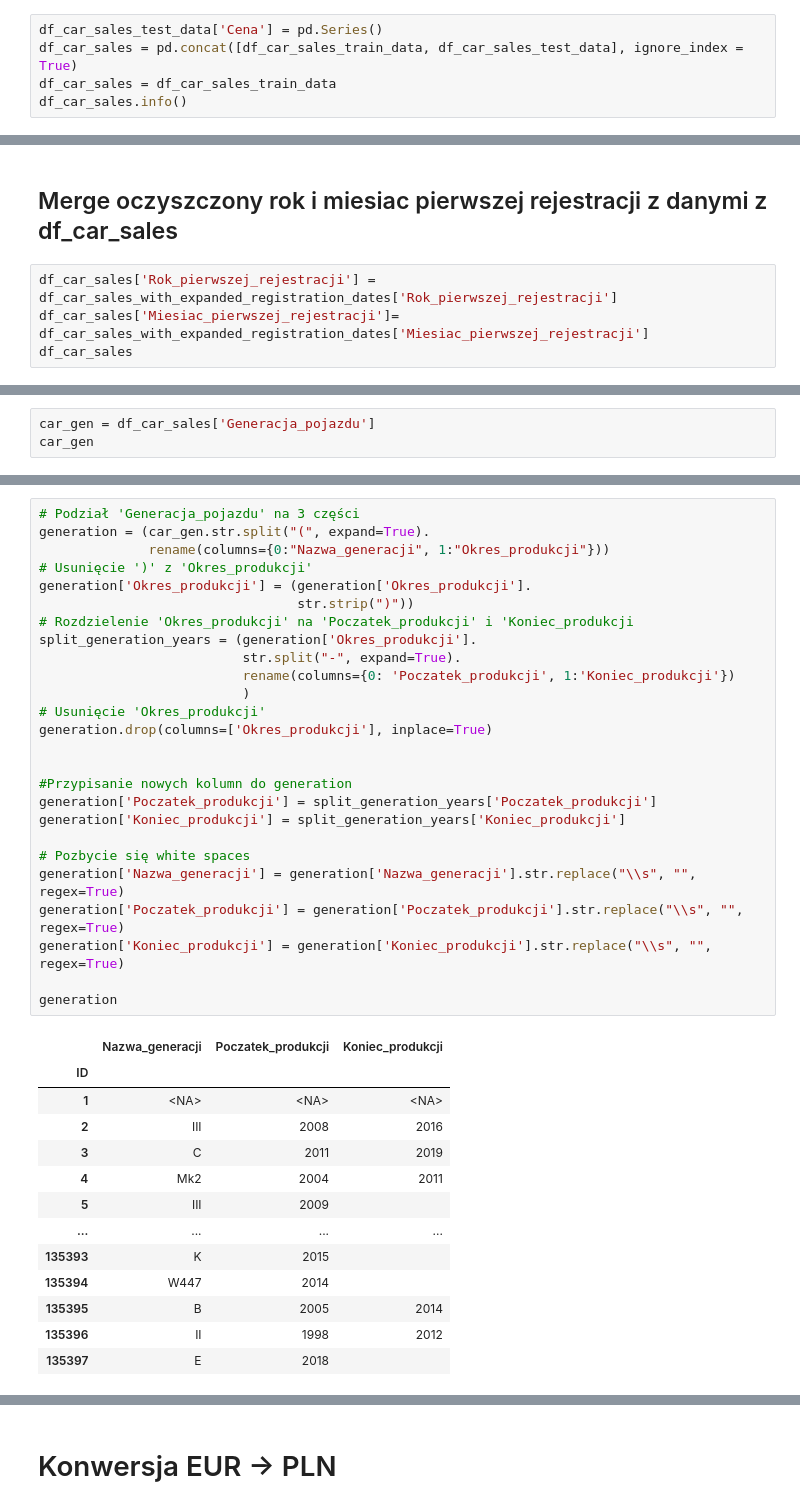
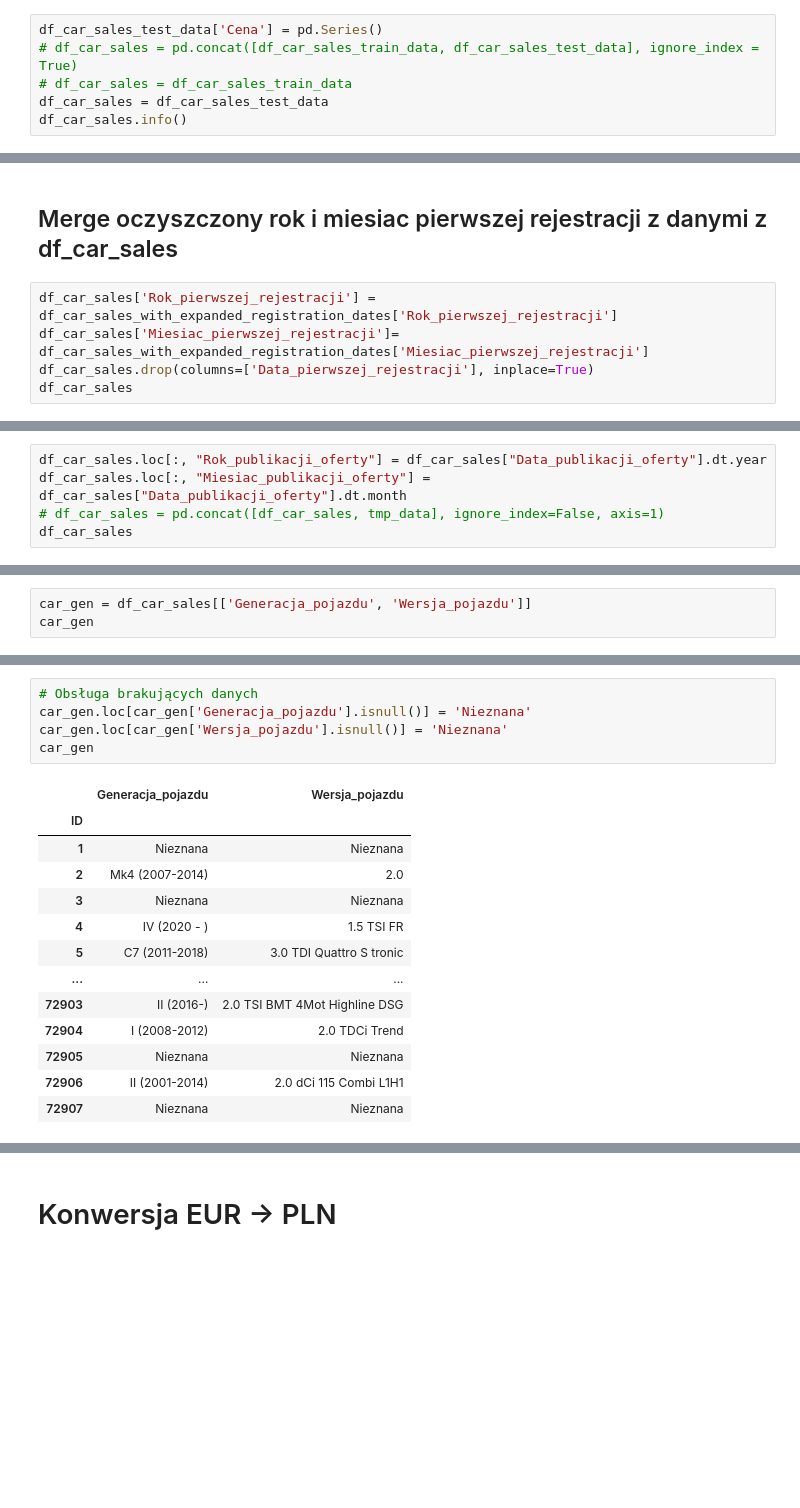
Before and after one commit to s28492/Predicting-and-Analyzing-Car-Prices-Using-Data-Science, a Jupyter notebook: DataCleaning.ipynb, the cells around one changed output, grey strips where cells are left out. Saved outputs shown, nothing was run; the diff lists cells and outputs as text; blank space fills up the shorter version.

```diff
--- a/DataCleaning.ipynb
+++ b/DataCleaning.ipynb
@@ -118,8 +122,9 @@ memory usage: 9.5+ MB
 Łączenie danych testowych i treningowych tylko na czas czyszczenia stringów i formatowań!!!
 # %%
 df_car_sales_test_data['Cena'] = pd.Series()
-df_car_sales = pd.concat([df_car_sales_train_data, df_car_sales_test_data], ignore_index = True)
-df_car_sales = df_car_sales_train_data
+# df_car_sales = pd.concat([df_car_sales_train_data, df_car_sales_test_data], ignore_index = True)
+# df_car_sales = df_car_sales_train_data
+df_car_sales = df_car_sales_test_data
 df_car_sales.info()
 # %% [output]
 <class 'pandas.core.frame.DataFrame'>
@@ -405,5 +410,6 @@ test_data.loc[(test_data['Rok_pierwszej_rejestracji'].notnull() & test_data['Rok
 # %%
 df_car_sales['Rok_pierwszej_rejestracji'] = df_car_sales_with_expanded_registration_dates['Rok_pierwszej_rejestracji']
 df_car_sales['Miesiac_pierwszej_rejestracji']= df_car_sales_with_expanded_registration_dates['Miesiac_pierwszej_rejestracji']
+df_car_sales.drop(columns=['Data_pierwszej_rejestracji'], inplace=True)
 df_car_sales
 # %% [output]
@@ -423,0 +430,5 @@ df_car_sales
+# %%
+df_car_sales.loc[:, "Rok_publikacji_oferty"] = df_car_sales["Data_publikacji_oferty"].dt.year
+df_car_sales.loc[:, "Miesiac_publikacji_oferty"] = df_car_sales["Data_publikacji_oferty"].dt.month
+# df_car_sales = pd.concat([df_car_sales, tmp_data], ignore_index=False, axis=1)
+df_car_sales
@@ -426,4 +452,4 @@ df_car_sales
 # %%
-car_gen = df_car_sales['Generacja_pojazdu']
+car_gen = df_car_sales[['Generacja_pojazdu', 'Wersja_pojazdu']]
 car_gen
 # %% [output]
@@ -443,40 +470,19 @@ Name: Generacja_pojazdu, Length: 135397, dtype: string
 # %%
-# Podział 'Generacja_pojazdu' na 3 części
-generation = (car_gen.str.split("(", expand=True).
-              rename(columns={0:"Nazwa_generacji", 1:"Okres_produkcji"}))
-# Usunięcie ')' z 'Okres_produkcji'
-generation['Okres_produkcji'] = (generation['Okres_produkcji'].
-                                 str.strip(")"))
-# Rozdzielenie 'Okres_produkcji' na 'Poczatek_produkcji' i 'Koniec_produkcji
-split_generation_years = (generation['Okres_produkcji'].
-                          str.split("-", expand=True).
-                          rename(columns={0: 'Poczatek_produkcji', 1:'Koniec_produkcji'})
-                          )
-# Usunięcie 'Okres_produkcji'
-generation.drop(columns=['Okres_produkcji'], inplace=True)
-
-
-#Przypisanie nowych kolumn do generation
-generation['Poczatek_produkcji'] = split_generation_years['Poczatek_produkcji']
-generation['Koniec_produkcji'] = split_generation_years['Koniec_produkcji']
-
-# Pozbycie się white spaces
-generation['Nazwa_generacji'] = generation['Nazwa_generacji'].str.replace("\\s", "", regex=True)
-generation['Poczatek_produkcji'] = generation['Poczatek_produkcji'].str.replace("\\s", "", regex=True)
-generation['Koniec_produkcji'] = generation['Koniec_produkcji'].str.replace("\\s", "", regex=True)
-
-generation
+# Obsługa brakujących danych
+car_gen.loc[car_gen['Generacja_pojazdu'].isnull()] = 'Nieznana'
+car_gen.loc[car_gen['Wersja_pojazdu'].isnull()] = 'Nieznana'
+car_gen
 # %% [output]
-|  | Nazwa_generacji | Poczatek_produkcji | Koniec_produkcji |
-| ID |  |  |  |
-| 1 | <NA> | <NA> | <NA> |
-| 2 | III | 2008 | 2016 |
-| 3 | C | 2011 | 2019 |
-| 4 | Mk2 | 2004 | 2011 |
-| 5 | III | 2009 |  |
-| ... | ... | ... | ... |
-| 135393 | K | 2015 |  |
-| 135394 | W447 | 2014 |  |
-| 135395 | B | 2005 | 2014 |
-| 135396 | II | 1998 | 2012 |
-| 135397 | E | 2018 |  |
+|  | Generacja_pojazdu | Wersja_pojazdu |
+| ID |  |  |
+| 1 | Nieznana | Nieznana |
+| 2 | Mk4 (2007-2014) | 2.0 |
+| 3 | Nieznana | Nieznana |
+| 4 | IV (2020 - ) | 1.5 TSI FR |
+| 5 | C7 (2011-2018) | 3.0 TDI Quattro S tronic |
+| ... | ... | ... |
+| 72903 | II (2016-) | 2.0 TSI BMT 4Mot Highline DSG |
+| 72904 | I (2008-2012) | 2.0 TDCi Trend |
+| 72905 | Nieznana | Nieznana |
+| 72906 | II (2001-2014) | 2.0 dCi 115 Combi L1H1 |
+| 72907 | Nieznana | Nieznana |
```
Also changed, not shown: parts of 42 cells of this notebook.
